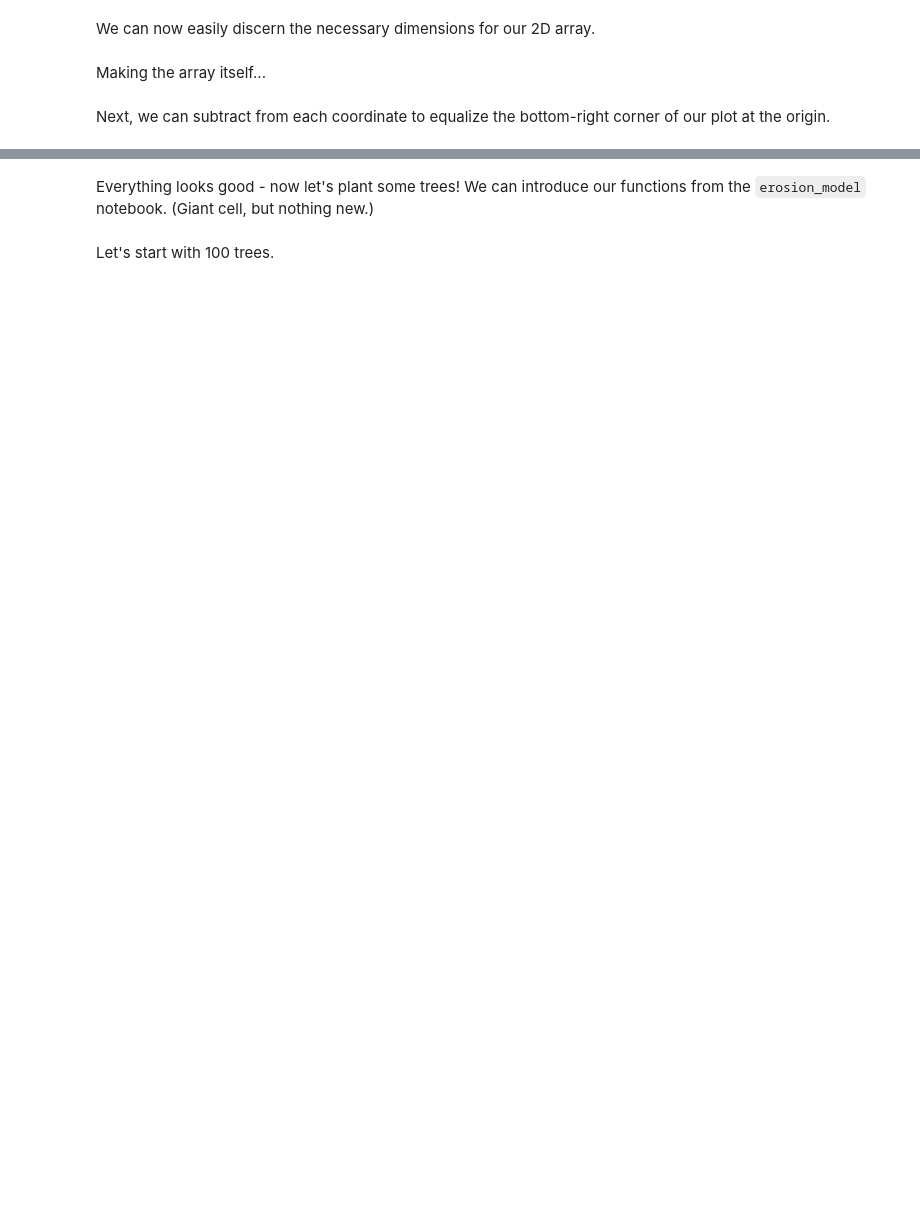
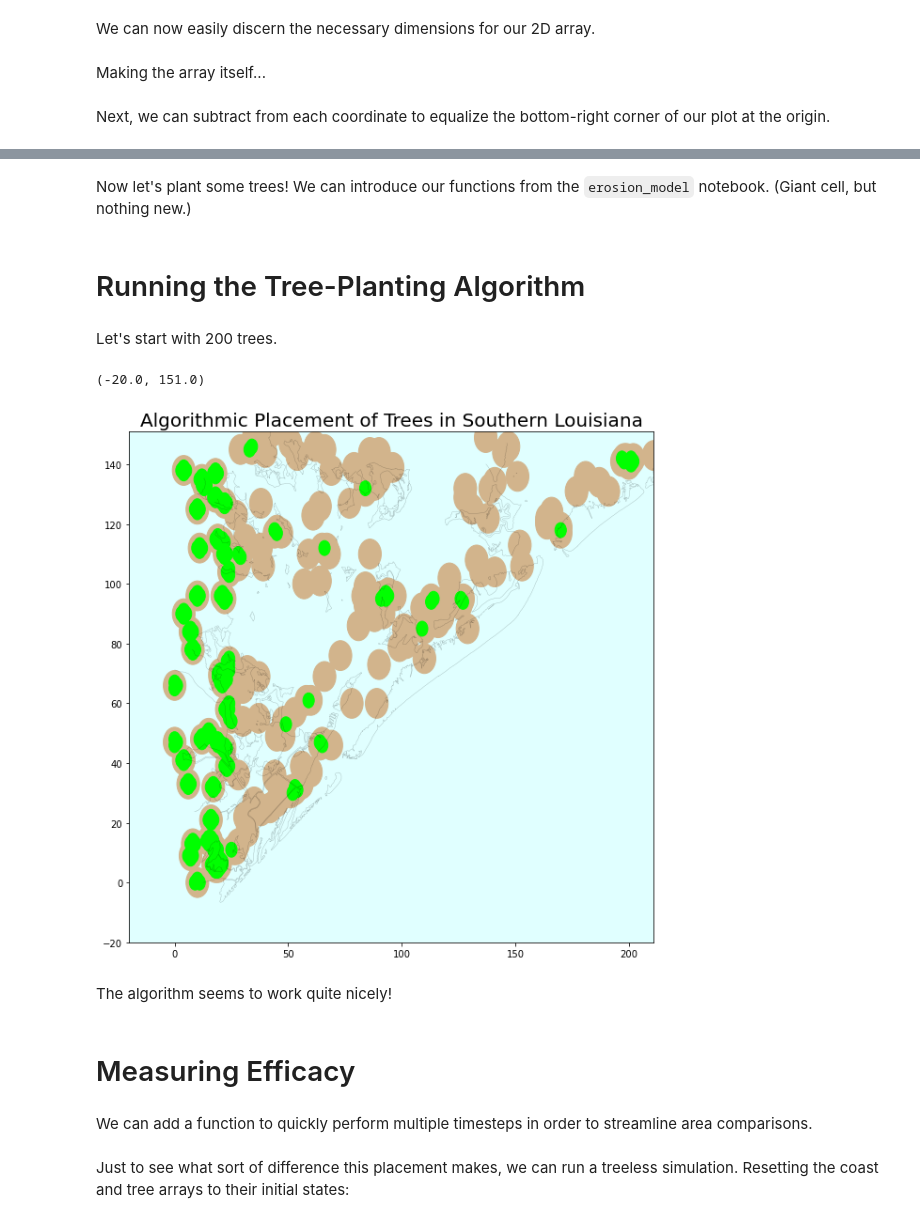
Before and after one commit to dcperriseau/Coastline-Capstone-, a Jupyter notebook: shapefile work.ipynb, the cells around one changed output, grey strips where cells are left out. Drawn from its saved outputs; the diff is of its cells as text; code cells hidden in the pictures; blank space fills up the shorter version.

```diff
--- a/shapefile work.ipynb
+++ b/shapefile work.ipynb
@@ -32,3 +39,6 @@ plt.show()
+# %%
+x_offset = min(x_curves)
+y_offset = min(y_curves)
 # %% [markdown]
 Now, we can do some transformations on the coordinates to make them more usable for our purposes. Since the coordinates have a lot of decimals and our 2D array approach requires integer coordinates, we can multiply each coordinate by some amount and round off the excess.
 # %%
@@ -125,5 +87,12 @@ plt.ylim([-20,1000])
+# %%
+xq = max(x_curves)-x_offset
+yq = max(y_curves)-y_offset
+# %%
+coast = [[0 for i in range(y_range+1)] for j in range(x_range+1)]
+for point in avg_coords:
+    coast[point[0]][point[1]] = 1
 # %% [markdown]
-Everything looks good - now let's plant some trees! We can introduce our functions from the `erosion_model` notebook. (Giant cell, but nothing new.)
+Now let's plant some trees! We can introduce our functions from the `erosion_model` notebook. (Giant cell, but nothing new.)
 # %%
 import numpy as np
 
@@ -224,5 +193,51 @@ def place_trees(coast, treemap, n):
                 trees_to_place -= 1
                 if trees_to_place == 0:
                     return
+# %% [markdown]
+# Running the Tree-Planting Algorithm
 # %% [markdown]
-Let's start with 100 trees.
+Let's start with 200 trees.
+# %%
+coast = [[0 for i in range(y_range+1)] for j in range(x_range+1)]
+for point in avg_coords:
+    coast[point[0]][point[1]] = 1
+treemap = np.zeros((len(coast), len(coast[0])), dtype=bool)
+
+place_trees(coast,treemap,200)
+# %%
+fig, ax = plt.subplots(1,figsize=(10,10))
+points = {}
+
+ax.set_facecolor('lightcyan')
+
+for row in range(len(coast)):
+    for col in range(len(coast[0])):
+        if coast[row][col] == 1:
+            p = mpatches.Circle((row, col), coast[row][col]*5, color="tan") # key = coords, val = patch object
+            points[(row,col)] = p
+            ax.add_patch(p)
+
+for shape in r.shapeRecords():
+    x = [(i[0]-x_offset)*(x_range/xq) for i in shape.shape.points[:]]
+    y = [(i[1]-y_offset)*(y_range/yq) for i in shape.shape.points[:]]
+    ax.plot(x,y, 'k', linewidth='0.35', alpha=0.3)
+
+for row in range(len(coast)):
+    for col in range(len(coast[0])):
+        if treemap[row][col]:
+            t = mpatches.Circle((row, col), 2.5, color="lime")
+            ax.add_patch(t)
+
+plt.title('Algorithmic Placement of Trees in Southern Louisiana', fontsize="20")
+
+plt.xlim([-20,x_range])
+plt.ylim([-20,y_range])
+# %% [output]
+(-20.0, 151.0)
+[figure, added]
+# %% [markdown]
+The algorithm seems to work quite nicely!
+# %% [markdown]
+# Measuring Efficacy
+# %% [markdown]
+We can add a function to quickly perform multiple timesteps in order to streamline area comparisons.
@@ -228,0 +249,2 @@ Let's start with 100 trees.
+# %% [markdown]
+Just to see what sort of difference this placement makes, we can run a treeless simulation. Resetting the coast and tree arrays to their initial states:
```
Also changed, not shown: parts of 33 cells of this notebook.
